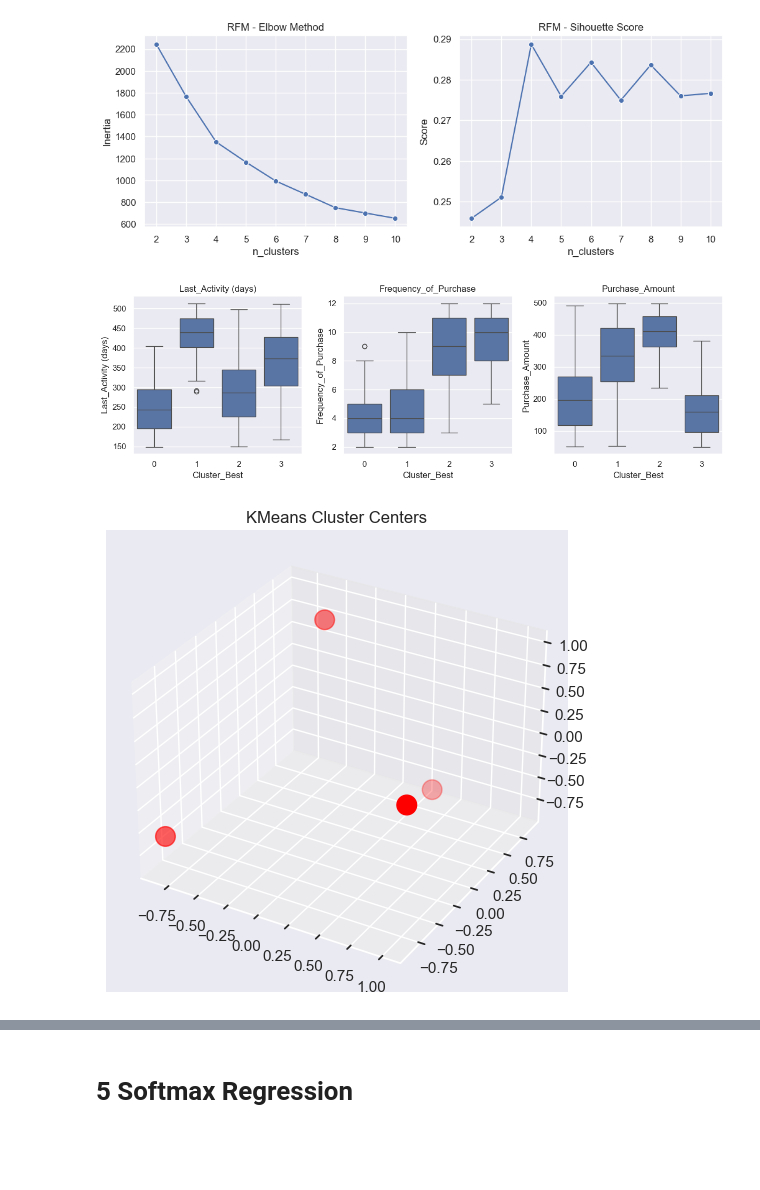
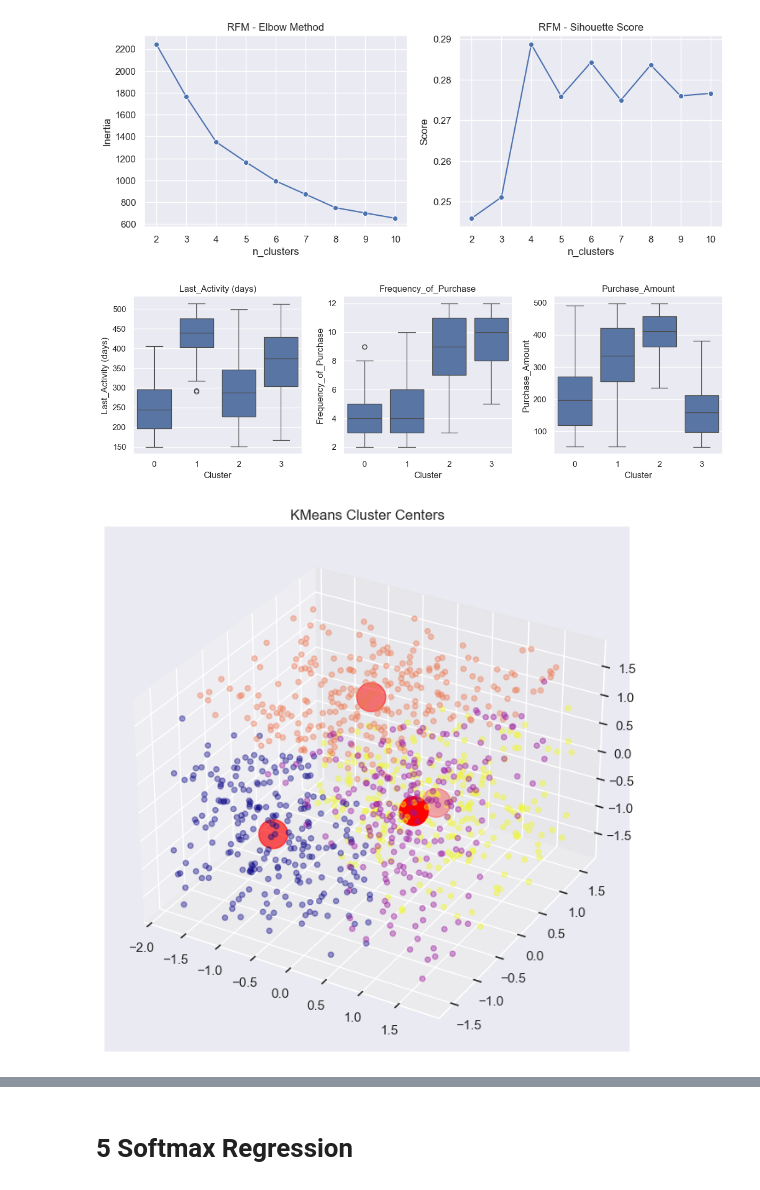
Before and after one commit to emsif84/clustering_ecommerce, a Jupyter notebook: clustering.ipynb, the cells around one changed output, grey strips where cells are left out. Cells and saved outputs as stored; diff of their text form; code cells hidden in the pictures; blank space fills up the shorter version.

```diff
--- a/clustering.ipynb
+++ b/clustering.ipynb
@@ -563,21 +563,34 @@ data['Cluster_Best'] = cluster_best.labels_
 fig, ax = plt.subplots(1,3,figsize=(12,4))
 
 for i, feature in enumerate(cluster_filter):
-    sns.boxplot(data=data,x='Cluster_Best',y=feature,ax=ax[i])
+    sns.boxplot(data=data,x='Cluster',y=feature,ax=ax[i])
     ax[i].set_title(f'{feature}')
     plt.tight_layout()
 # %% [output]
-[figure, old version]
+[figure, new version]
 # %%
 #Plot KMeans Cluster Centers
 from mpl_toolkits import mplot3d
 
-plt.figure(figsize=(6,6))
+plt.figure(figsize=(8,8))
 ax = plt.axes(projection='3d')
+
+#Cluster Centers
 ax.scatter(xs=cluster_best.cluster_centers_[:, 0], \
            ys=cluster_best.cluster_centers_[:, 1], \
-           zs=cluster_best.cluster_centers_[:, 2],s=200,c='Red')
+           zs=cluster_best.cluster_centers_[:, 2], \
+           s=600,c='red',marker='o')
+
+#Cluster
+ax.scatter(xs=cluster_filter_scale[:, 0], \
+           ys=cluster_filter_scale[:, 1], \
+           zs=cluster_filter_scale[:, 2],c=cluster_best.labels_, \
+           alpha=.4, \
+           cmap='plasma', \
+           s=20)
+
+ax.set_title('KMeans Cluster Centers')
 ax.set_title('KMeans Cluster Centers')
 plt.show()
 # %% [output]
-[figure, old version]
+[figure, new version]
```
Also changed, not shown: parts of 9 cells of this notebook, 1 other file.
